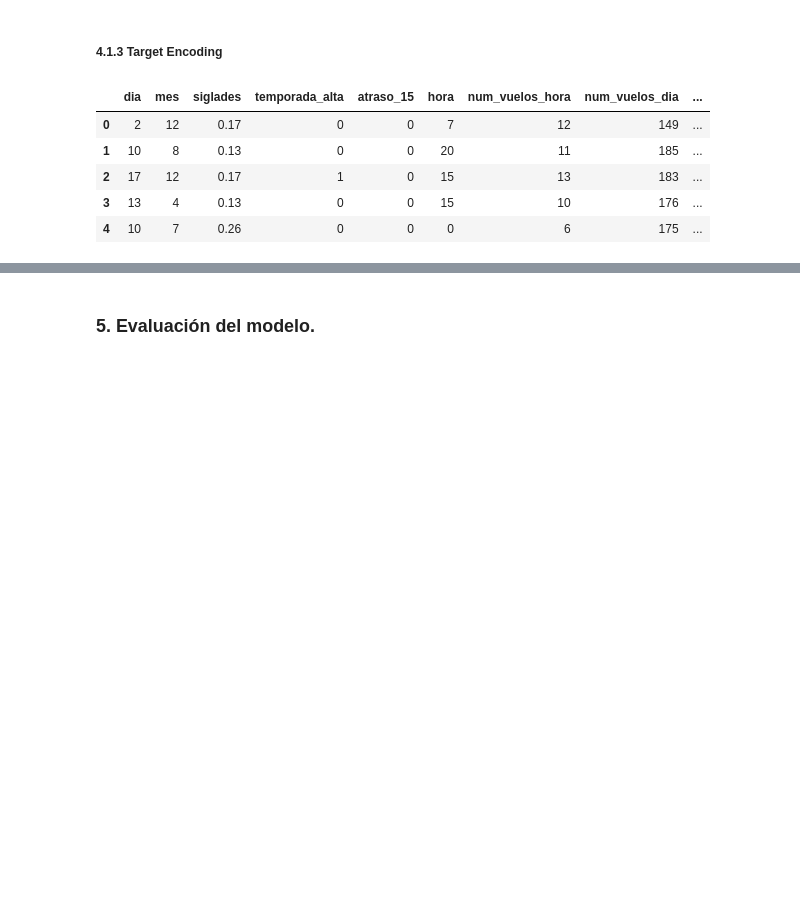
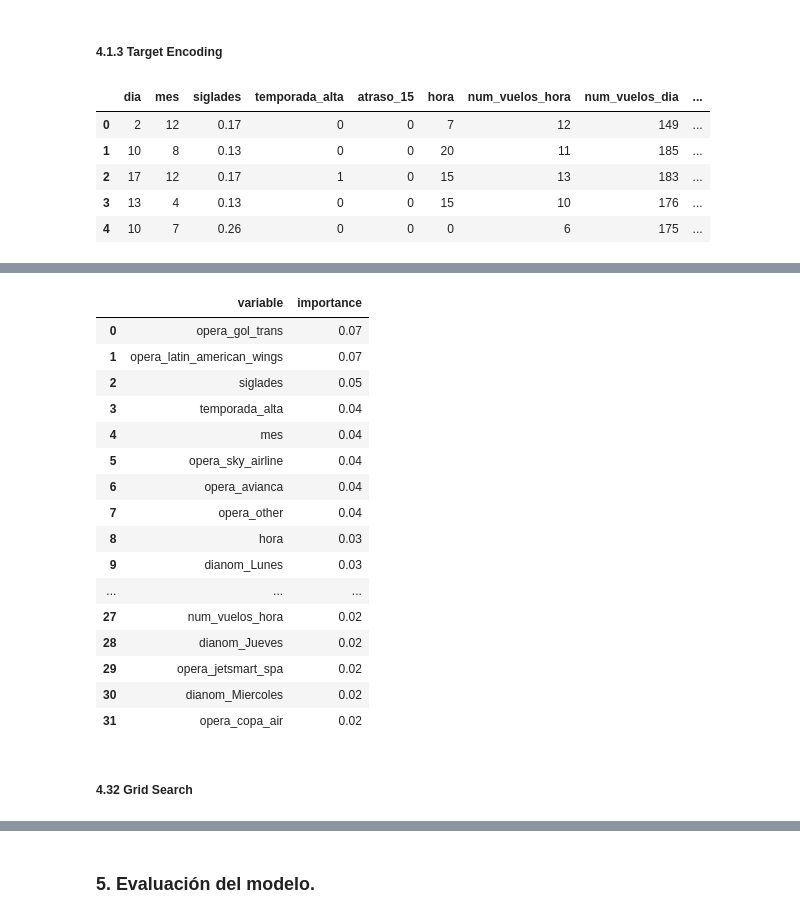
Before and after one commit to eaceror/latam-test, a Jupyter notebook: src/notebooks/solution.ipynb, the cells around one changed output, grey strips where cells are left out. Drawn from its saved outputs; the diff is of its cells as text; code cells hidden in the pictures; blank space fills up the shorter version.

Commit message:
Entrenamiento de modelo

```diff
--- a/src/notebooks/solution.ipynb
+++ b/src/notebooks/solution.ipynb
@@ -581,0 +608,9 @@ data.head(5)
+# %%
+# Instantiate XGBoost Classifier
+xgb_clf = xgb.XGBClassifier(random_state=777,
+                            objective='binary:logistic',
+                            eval_metric='auc',
+                            # scale_pos_weight=int(np.ceil(y_train.shape[0]/y_train.sum())), it's not necessary since there is no high class imbalance
+                            use_label_encoder=False,
+                            verbosity=None
+                            )
@@ -581,0 +690,18 @@ data.head(5)
+# %%
+%%time
+# Fit individual model to get some model results
+print('Execution best model')
+xgb_model_rs = xgb_rs.best_estimator_
+
+# Fit model with best params
+xgb_model_rs.fit(
+                 x_train,
+                 y_train,
+                 early_stopping_rounds=50,  # Stop training if eval metric doesn´t change
+                 eval_metric=['auc'],
+                 eval_set=eval_set,
+                 verbose=2
+                 )
+
+xgb_model_rs_features = xgb_model_rs.get_booster().feature_names
+xgb_model_rs_features
@@ -581,0 +743,17 @@ data.head(5)
+# %%
+%%time
+# Get variable importance in order to filter variables with importance=0
+importance = xgb_model_rs.feature_importances_
+variables = x_train.columns
+var_imp = pd.concat([pd.Series(variables.values), pd.Series(importance)], axis=1)
+var_imp.columns = ['variable', 'importance']
+var_imp.sort_values(by='importance', ascending=False, inplace=True)
+var_imp = var_imp.reset_index(drop=True)
+importances_xgb_model_rs = list(var_imp[var_imp['importance'] >= 0.00].variable.values)
+print('[RS] Features with importance>0: ', len(importances_xgb_model_rs))
+
+# filter importances = 0
+x_train_rs = x_train[importances_xgb_model_rs]
+x_val_rs = x_val[importances_xgb_model_rs]
+var_imp
+# %% [output]
@@ -581,0 +763,19 @@ data.head(5)
+|  | variable | importance |
+| 0 | opera_gol_trans | 0.07 |
+| 1 | opera_latin_american_wings | 0.07 |
+| 2 | siglades | 0.05 |
+| 3 | temporada_alta | 0.04 |
+| 4 | mes | 0.04 |
+| 5 | opera_sky_airline | 0.04 |
+| 6 | opera_avianca | 0.04 |
+| 7 | opera_other | 0.04 |
+| 8 | hora | 0.03 |
+| 9 | dianom_Lunes | 0.03 |
+| ... | ... | ... |
+| 27 | num_vuelos_hora | 0.02 |
+| 28 | dianom_Jueves | 0.02 |
+| 29 | opera_jetsmart_spa | 0.02 |
+| 30 | dianom_Miercoles | 0.02 |
+| 31 | opera_copa_air | 0.02 |
+# %% [markdown]
+##### 4.32 Grid Search
```
Also changed, not shown: parts of 20 cells of this notebook, 1 other file.
